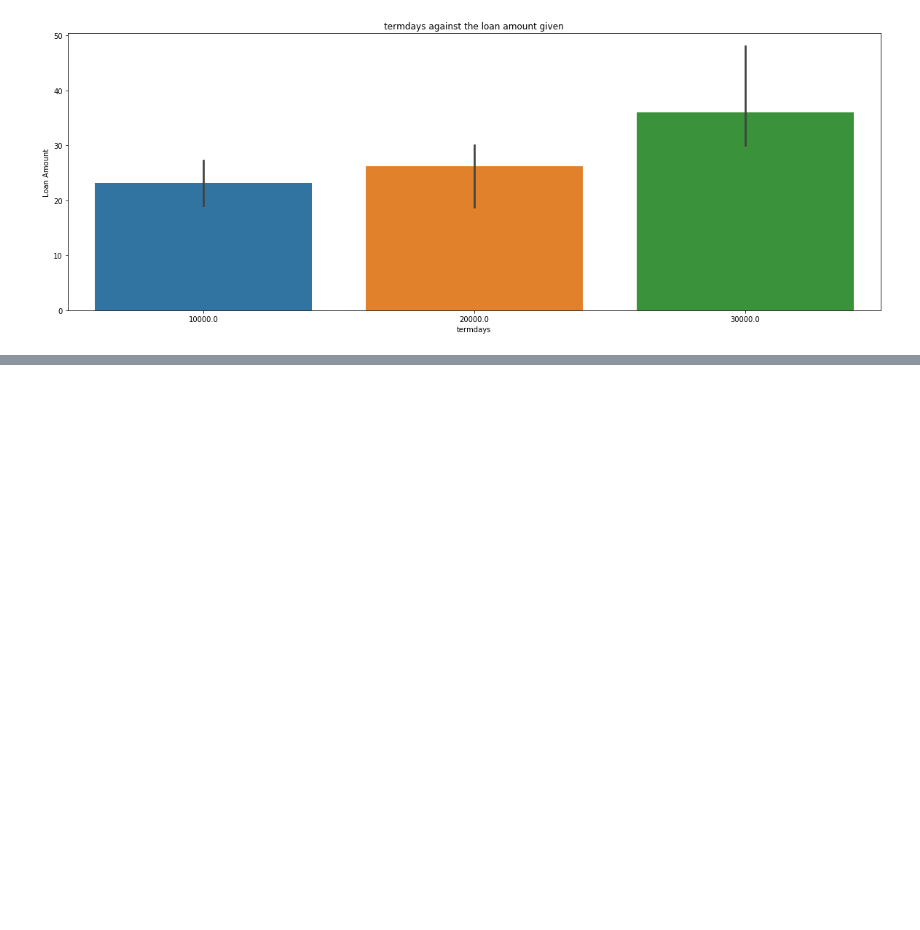
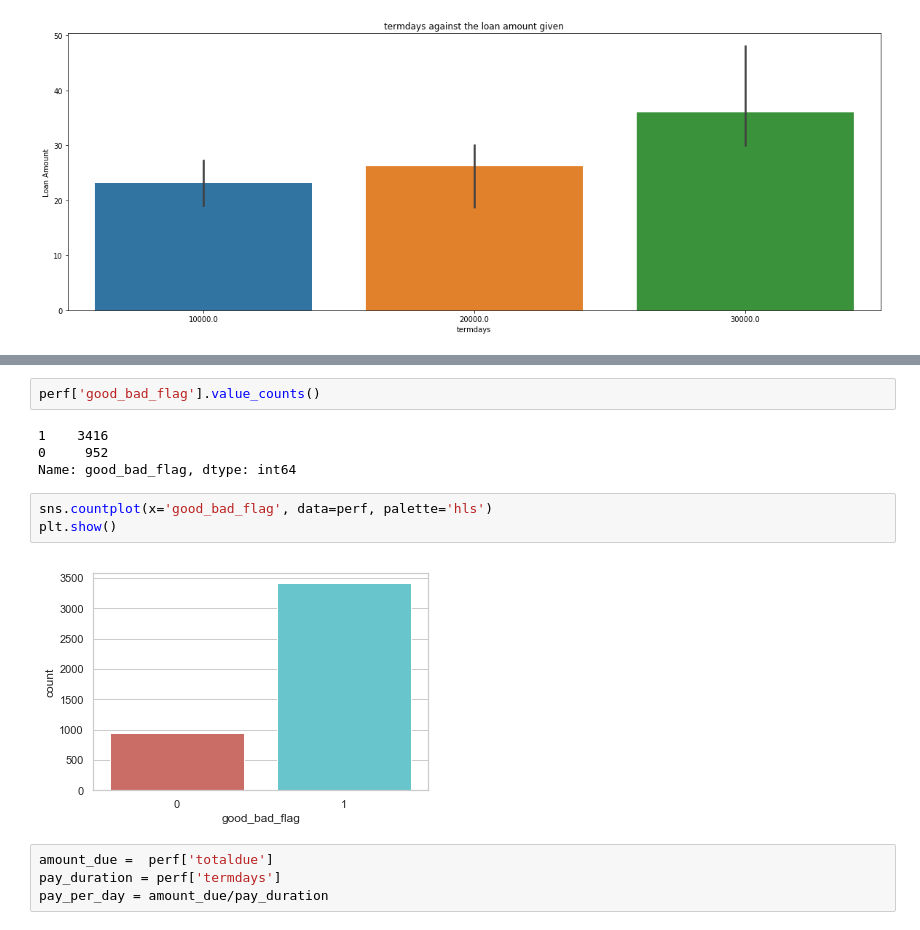
Before and after one commit to sharonmalio/python4datascience, a Jupyter notebook: project.ipynb, the cells around one changed output, grey strips where cells are left out. Saved outputs shown, nothing was run; the diff lists cells and outputs as text; blank space fills up the shorter version.

```diff
--- a/project.ipynb
+++ b/project.ipynb
@@ -233,0 +359,15 @@ plt.show()
+# %%
+perf['good_bad_flag'].value_counts()
+# %% [output]
+1    3416
+0     952
+Name: good_bad_flag, dtype: int64
+# %%
+sns.countplot(x='good_bad_flag', data=perf, palette='hls')
+plt.show()
+# %% [output]
+[figure, added]
+# %%
+amount_due =  perf['totaldue']
+pay_duration = perf['termdays']
+pay_per_day = amount_due/pay_duration
```
Also changed, not shown: parts of 19 cells of this notebook.
